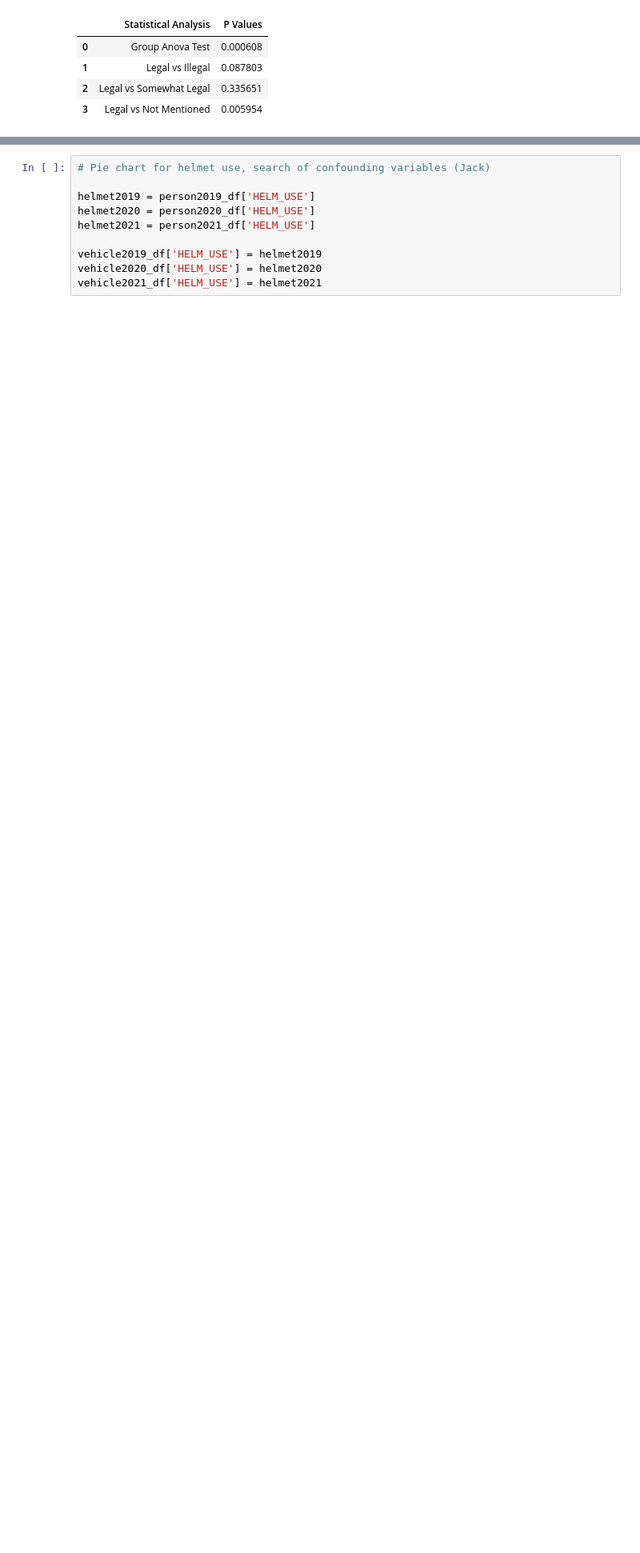
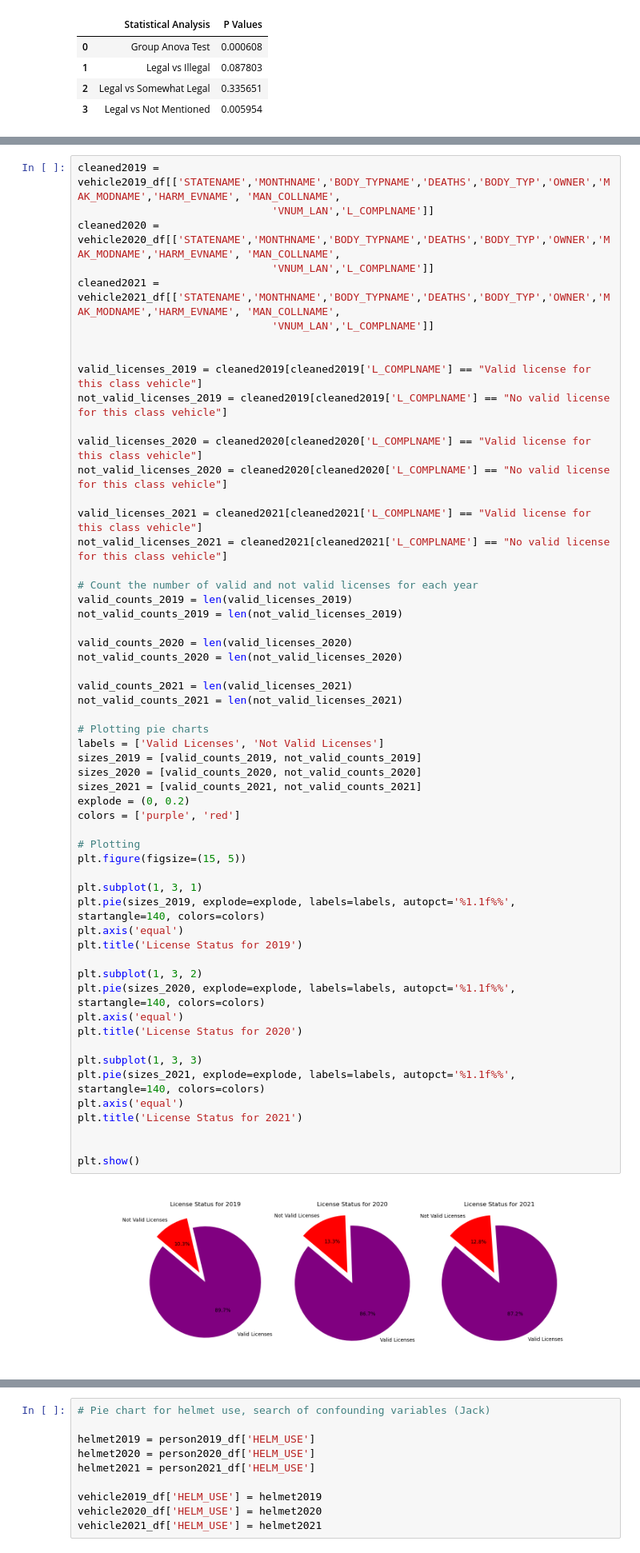
Before and after one commit to CalvinPedigo/Data-Analyst-Project-1, a Jupyter notebook: Notebook_structor.ipynb, the cells around one changed output, grey strips where cells are left out. Shown at 80% size. Saved outputs shown, nothing was run; the diff lists cells and outputs as text; blank space fills up the shorter version.

```diff
--- a/Notebook_structor.ipynb
+++ b/Notebook_structor.ipynb
@@ -532,3 +539,61 @@ plt.savefig("Output/all_drunks.png")
+# %%
+cleaned2019 = vehicle2019_df[['STATENAME','MONTHNAME','BODY_TYPNAME','DEATHS','BODY_TYP','OWNER','MAK_MODNAME','HARM_EVNAME', 'MAN_COLLNAME',
+                               'VNUM_LAN','L_COMPLNAME']]
+cleaned2020 = vehicle2020_df[['STATENAME','MONTHNAME','BODY_TYPNAME','DEATHS','BODY_TYP','OWNER','MAK_MODNAME','HARM_EVNAME', 'MAN_COLLNAME',
+                               'VNUM_LAN','L_COMPLNAME']]
+cleaned2021 = vehicle2021_df[['STATENAME','MONTHNAME','BODY_TYPNAME','DEATHS','BODY_TYP','OWNER','MAK_MODNAME','HARM_EVNAME', 'MAN_COLLNAME',
+                               'VNUM_LAN','L_COMPLNAME']]
+
+
+valid_licenses_2019 = cleaned2019[cleaned2019['L_COMPLNAME'] == "Valid license for this class vehicle"]
+not_valid_licenses_2019 = cleaned2019[cleaned2019['L_COMPLNAME'] == "No valid license for this class vehicle"]
+
+valid_licenses_2020 = cleaned2020[cleaned2020['L_COMPLNAME'] == "Valid license for this class vehicle"]
+not_valid_licenses_2020 = cleaned2020[cleaned2020['L_COMPLNAME'] == "No valid license for this class vehicle"]
+
+valid_licenses_2021 = cleaned2021[cleaned2021['L_COMPLNAME'] == "Valid license for this class vehicle"]
+not_valid_licenses_2021 = cleaned2021[cleaned2021['L_COMPLNAME'] == "No valid license for this class vehicle"]
+
+# Count the number of valid and not valid licenses for each year
+valid_counts_2019 = len(valid_licenses_2019)
+not_valid_counts_2019 = len(not_valid_licenses_2019)
+
+valid_counts_2020 = len(valid_licenses_2020)
+not_valid_counts_2020 = len(not_valid_licenses_2020)
+
+valid_counts_2021 = len(valid_licenses_2021)
+not_valid_counts_2021 = len(not_valid_licenses_2021)
+
+# Plotting pie charts
+labels = ['Valid Licenses', 'Not Valid Licenses']
+sizes_2019 = [valid_counts_2019, not_valid_counts_2019]
+sizes_2020 = [valid_counts_2020, not_valid_counts_2020]
+sizes_2021 = [valid_counts_2021, not_valid_counts_2021]
+explode = (0, 0.2)
+colors = ['purple', 'red']
+
+# Plotting
+plt.figure(figsize=(15, 5))
+
+plt.subplot(1, 3, 1)
+plt.pie(sizes_2019, explode=explode, labels=labels, autopct='%1.1f%%', startangle=140, colors=colors)
+plt.axis('equal')
+plt.title('License Status for 2019')
+
+plt.subplot(1, 3, 2)
+plt.pie(sizes_2020, explode=explode, labels=labels, autopct='%1.1f%%', startangle=140, colors=colors)
+plt.axis('equal')
+plt.title('License Status for 2020')
+
+plt.subplot(1, 3, 3)
+plt.pie(sizes_2021, explode=explode, labels=labels, autopct='%1.1f%%', startangle=140, colors=colors)
+plt.axis('equal')
+plt.title('License Status for 2021')
+
+
+plt.show()
+# %% [output]
+[figure, added]
 # %%
 # Define function to filter and group data
 def filter_and_group_data(vehicle_df, person_df):
```
Also changed, not shown: parts of 5 cells of this notebook.
